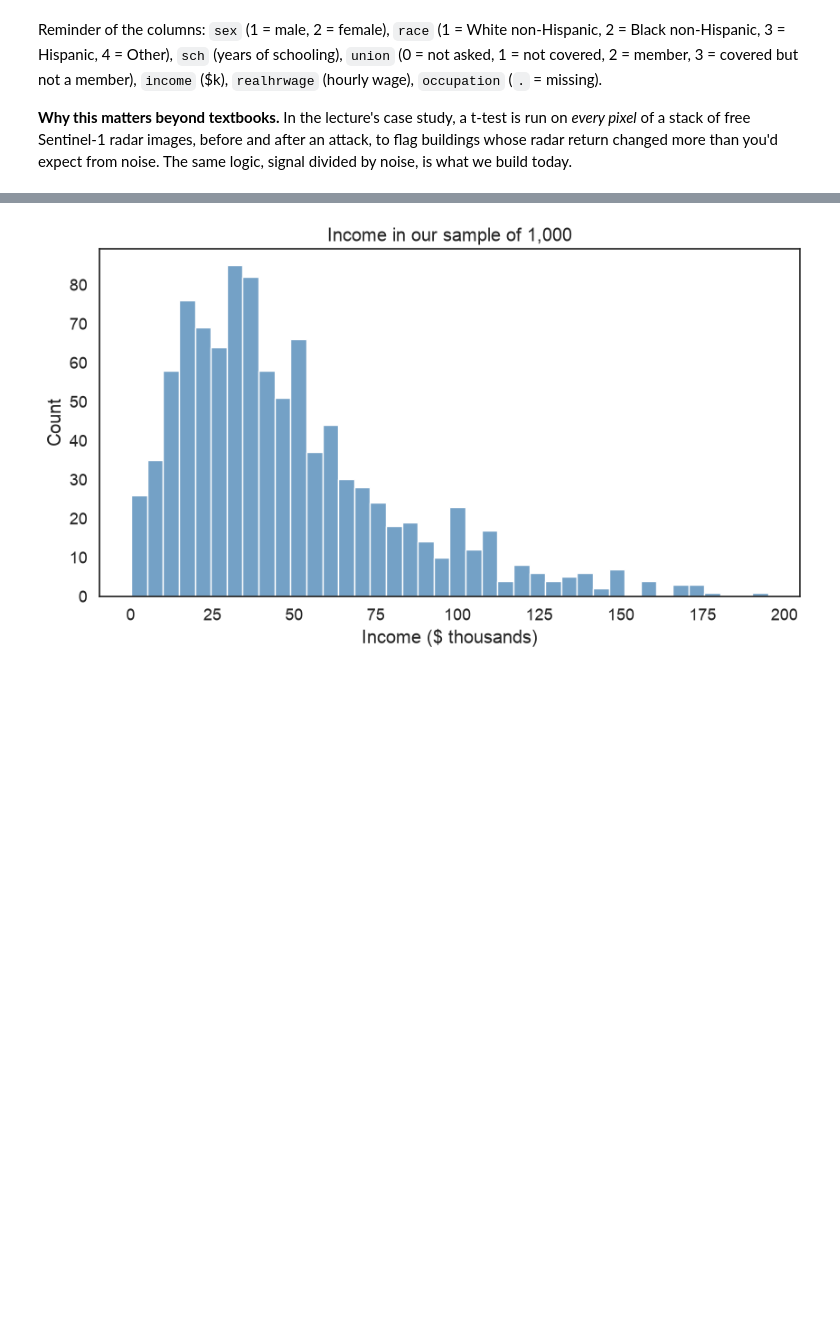
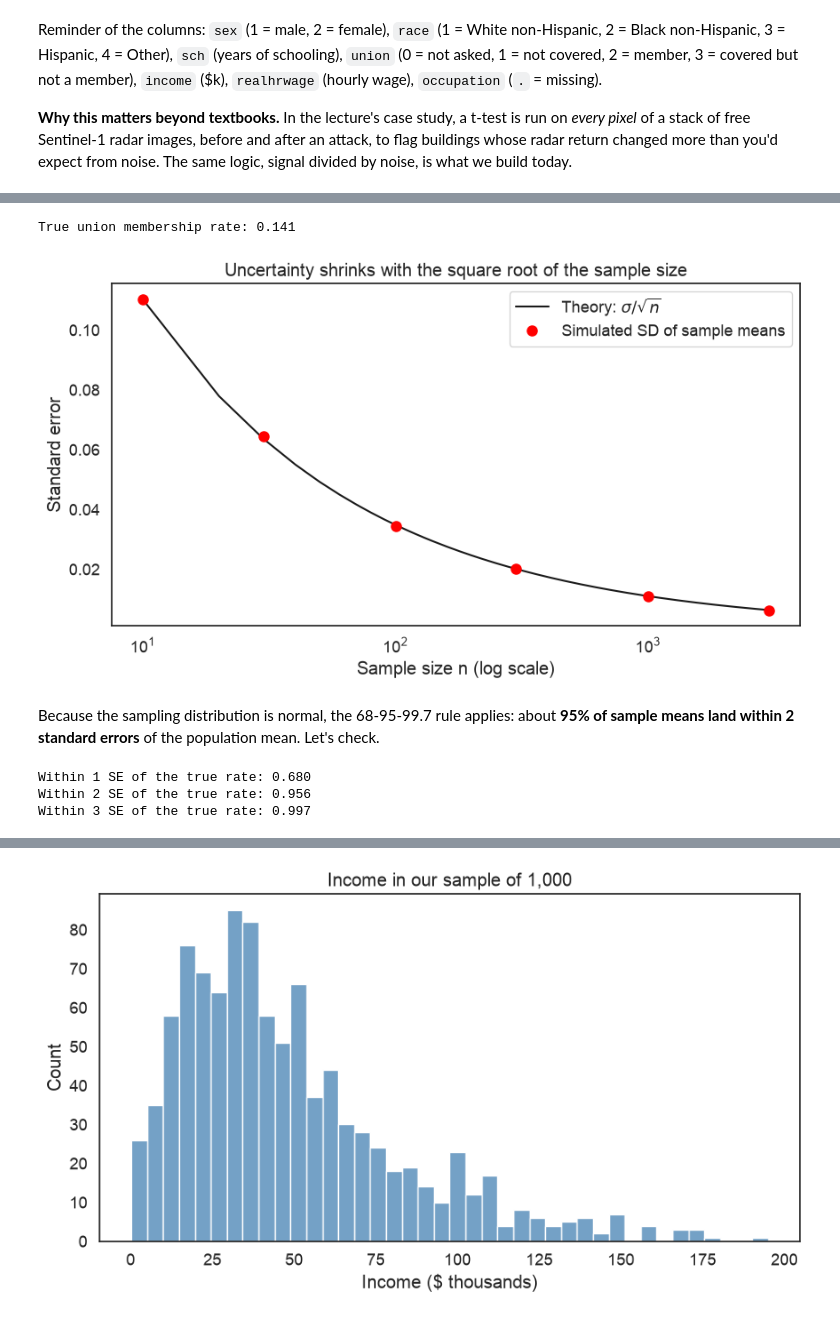
Before and after one commit to oballinger/BASC0005, a Jupyter notebook: notebooks/W06. Hypothesis Testing.ipynb, the cells around one changed output, grey strips where cells are left out. Drawn from its saved outputs; the diff is of its cells as text; code cells hidden in the pictures; blank space fills up the shorter version.

```diff
--- a/notebooks/W06. Hypothesis Testing.ipynb
+++ b/notebooks/W06. Hypothesis Testing.ipynb
@@ -56,0 +68,40 @@ Reminder of the columns: `sex` (1 = male, 2 = female), `race` (1 = White non-His
+# %%
+def sample_means(values, n, reps=10_000):
+    # Take `reps` random samples of n people and return the mean of each one
+    means = []
+    for i in range(reps):
+        sample = values.sample(n, replace=True)
+        means.append(sample.mean())
+    return np.array(means)
+
+p = unions["member"].mean()
+print(f"True union membership rate: {p:.3f}")
+# %% [output]
+True union membership rate: 0.141
+# %%
+sigma = unions["member"].std()
+ns = [10, 30, 100, 300, 1000, 3000]
+simulated_se = [sample_means(unions["member"], n, reps=5000).std() for n in ns]
+
+grid = np.linspace(10, 3000, 300)
+plt.plot(grid, sigma / np.sqrt(grid), "k-", label=r"Theory: $\sigma/\sqrt{n}$")
+plt.plot(ns, simulated_se, "o", color="red", ms=8, label="Simulated SD of sample means")
+plt.xscale("log")
+plt.xlabel("Sample size n (log scale)"); plt.ylabel("Standard error")
+plt.title("Uncertainty shrinks with the square root of the sample size")
+plt.legend(); plt.show()
+# %% [output]
+[figure, added]
+# %% [markdown]
+Because the sampling distribution is normal, the 68-95-99.7 rule applies: about **95% of sample means land within 2 standard errors** of the population mean. Let's check.
+# %%
+n = 1000
+se = sigma / np.sqrt(n)
+means = sample_means(unions["member"], n)
+for k in [1, 2, 3]:
+    share = (np.abs(means - p) < k * se).mean()
+    print(f"Within {k} SE of the true rate: {share:.3f}")
+# %% [output]
+Within 1 SE of the true rate: 0.680
+Within 2 SE of the true rate: 0.956
+Within 3 SE of the true rate: 0.997
```
Also changed, not shown: parts of 17 cells of this notebook, 29 other files.
